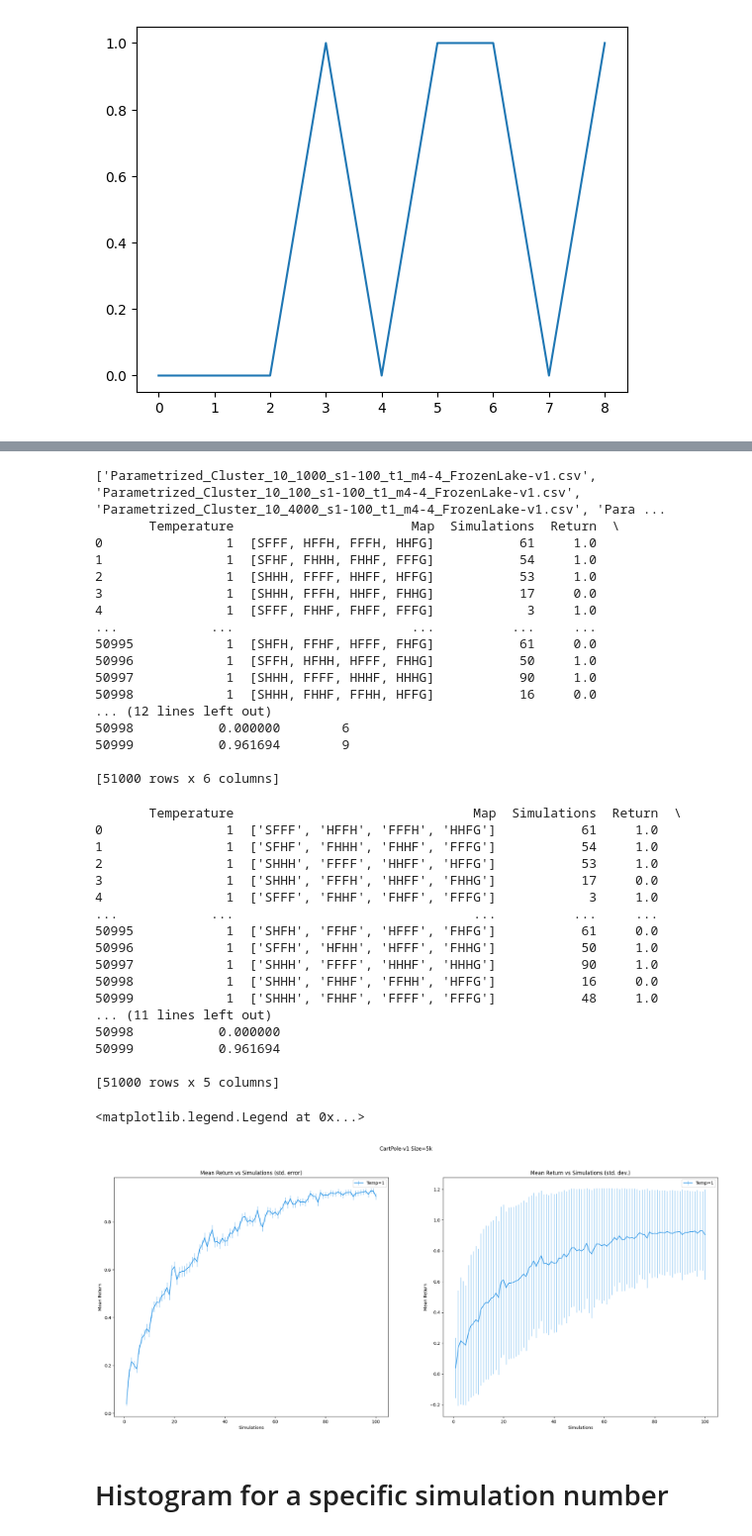
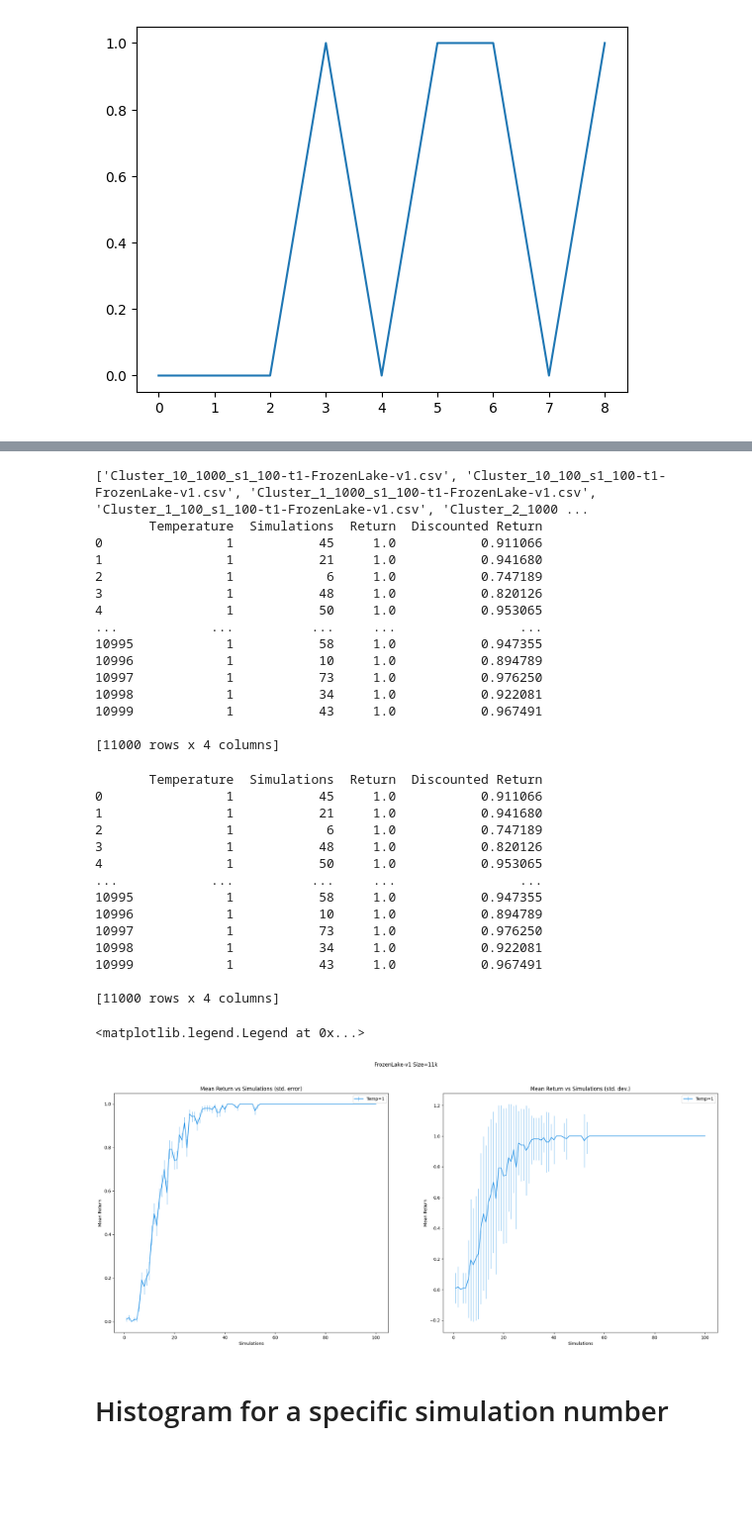
Before and after one commit to keremoner/MCTS-Time-Management, a Jupyter notebook: scripts/RunExperiments.ipynb, the cells around one changed output, grey strips where cells are left out. Shown at 99% size. Saved outputs shown, nothing was run; the diff lists cells and outputs as text; code cells hidden in the pictures; blank space fills up the shorter version.

```diff
--- a/scripts/RunExperiments.ipynb
+++ b/scripts/RunExperiments.ipynb
@@ -146,7 +146,7 @@ print(dataset)
 
 [10000 rows x 3 columns]
 # %%
-directory = "../datasets/after_bug/FrozenLake-v1_m4-4_s1-100_t1/"
+directory = "../datasets/after_bug/s1-100-t1-FrozenLake-v1/"
 dataset_names = os.listdir(directory)
 dataset = pd.DataFrame()
 print (dataset_names)
@@ -159,25 +159,23 @@ if 'Map' in dataset.columns:
     dataset['F_count'] = dataset['Map'].apply(lambda x: sum(row.count('F') for row in x))
 print(dataset)
 # %% [output]
-['Parametrized_Cluster_10_1000_s1-100_t1_m4-4_FrozenLake-v1.csv', 'Parametrized_Cluster_10_100_s1-100_t1_m4-4_FrozenLake-v1.csv', 'Parametrized_Cluster_10_4000_s1-100_t1_m4-4_FrozenLake-v1.csv', 'Para ...
-       Temperature                       Map  Simulations  Return  \
-0                1  [SFFF, HFFH, FFFH, HHFG]           61     1.0
-1                1  [SFHF, FHHH, FHHF, FFFG]           54     1.0
-2                1  [SHHH, FFFF, HHFF, HFFG]           53     1.0
-3                1  [SHHH, FFFH, HHFF, FHHG]           17     0.0
-4                1  [SFFF, FHHF, FHFF, FFFG]            3     1.0
-...            ...                       ...          ...     ...
-50995            1  [SHFH, FFHF, HFFF, FHFG]           61     0.0
-50996            1  [SFFH, HFHH, HFFF, FHHG]           50     1.0
-50997            1  [SHHH, FFFF, HHHF, HHHG]           90     1.0
-50998            1  [SHHH, FHHF, FFHH, HFFG]           16     0.0
-... (12 lines left out)
-50998           0.000000        6
-50999           0.961694        9
+['Cluster_10_1000_s1_100-t1-FrozenLake-v1.csv', 'Cluster_10_100_s1_100-t1-FrozenLake-v1.csv', 'Cluster_1_1000_s1_100-t1-FrozenLake-v1.csv', 'Cluster_1_100_s1_100-t1-FrozenLake-v1.csv', 'Cluster_2_1000 ...
+       Temperature  Simulations  Return  Discounted Return
+0                1           45     1.0           0.911066
+1                1           21     1.0           0.941680
+2                1            6     1.0           0.747189
+3                1           48     1.0           0.820126
+4                1           50     1.0           0.953065
+...            ...          ...     ...                ...
+10995            1           58     1.0           0.947355
+10996            1           10     1.0           0.894789
+10997            1           73     1.0           0.976250
+10998            1           34     1.0           0.922081
+10999            1           43     1.0           0.967491
 
-[51000 rows x 6 columns]
+[11000 rows x 4 columns]
 # %%
-directory = "../datasets/after_bug/FrozenLake-v1_m4-4_s1-100_t1/"
+directory = "../datasets/after_bug/s1-100-t1-FrozenLake-v1/"
 dataset_names = os.listdir(directory)
 dataset = pd.DataFrame()
 
@@ -196,56 +194,53 @@ error_returns = std_returns / (group_simulation["Return"].count() ** 0.5)
 #plt.errorbar(list(group_simulation.indices.keys()),  mean_returns, yerr=error_returns.array)
 
 fig, (ax1, ax2) = plt.subplots(1, 2)
-fig.suptitle('CartPole-v1 Size=5k')
+fig.suptitle('FrozenLake-v1 Size=11k')
 fig.set_size_inches(25, 10)
 
 ax1.set_title("Mean Return vs Simulations (std. error)")
 ax2.set_title("Mean Return vs Simulations (std. dev.)")
 ax1.xaxis.set_label_text("Simulations")
 ax1.yaxis.set_label_text("Mean Return")
 ax2.xaxis.set_label_text("Simulations")
 ax2.yaxis.set_label_text("Mean Return")
 
 ax1.errorbar(list(group_simulation.indices.keys()),  mean_returns, yerr=error_returns.array, color="#2793e6", ecolor="#2793e6aa", elinewidth=1, label="Temp=%d" % dataset["Temperature"].iloc[0])
 ax2.errorbar(list(group_simulation.indices.keys()),  mean_returns, yerr=std_returns.array, color="#2793e6", ecolor="#2793e6aa", elinewidth=1, label="Temp=%d" % dataset["Temperature"].iloc[0])
 
-directory = "../datasets/100k_s1-100_t1_FrozenLake-v1/"
+directory = "../datasets/after_bug/s1-100-t1-FrozenLake-v1/"
 dataset_names = os.listdir(directory)
 dataset = pd.DataFrame()
 
 for dataset_name in dataset_names:
     dataset = dataset.append(pd.read_csv(directory + dataset_name), ignore_index=True)
 
 group_simulation = dataset.groupby("Simulations")
 mean_discounted_returns = group_simulation["Discounted Return"].mean()
 std_discounted_returns = group_simulation["Discounted Return"].std()
 error_discounted_returns = std_returns / (group_simulation["Discounted Return"].count() ** 0.5)
 
 #ax1.errorbar(list(group_simulation.indices.keys()),  mean_discounted_returns, yerr=error_discounted_returns.array, color="#e68327aa", ecolor="#e68327aa", elinewidth=1, label="Temp=%d" % dataset["Temperature"].iloc[0])
 #ax2.errorbar(list(group_simulation.indices.keys()),  mean_discounted_returns, yerr=std_discounted_returns.array, color="#e68327aa", ecolor="#e68327aa", elinewidth=1, label="Temp=%d" % dataset["Temperature"].iloc[0])
 
 ax1.legend()
 ax2.legend()
 # %% [output]
-       Temperature                               Map  Simulations  Return  \
-0                1  ['SFFF', 'HFFH', 'FFFH', 'HHFG']           61     1.0
-1                1  ['SFHF', 'FHHH', 'FHHF', 'FFFG']           54     1.0
-2                1  ['SHHH', 'FFFF', 'HHFF', 'HFFG']           53     1.0
-3                1  ['SHHH', 'FFFH', 'HHFF', 'FHHG']           17     0.0
-4                1  ['SFFF', 'FHHF', 'FHFF', 'FFFG']            3     1.0
-...            ...                               ...          ...     ...
-50995            1  ['SHFH', 'FFHF', 'HFFF', 'FHFG']           61     0.0
-50996            1  ['SFFH', 'HFHH', 'HFFF', 'FHHG']           50     1.0
-50997            1  ['SHHH', 'FFFF', 'HHHF', 'HHHG']           90     1.0
-50998            1  ['SHHH', 'FHHF', 'FFHH', 'HFFG']           16     0.0
-50999            1  ['SHHH', 'FHHF', 'FFFF', 'FFFG']           48     1.0
-... (11 lines left out)
-50998           0.000000
-50999           0.961694
+       Temperature  Simulations  Return  Discounted Return
+0                1           45     1.0           0.911066
+1                1           21     1.0           0.941680
+2                1            6     1.0           0.747189
+3                1           48     1.0           0.820126
+4                1           50     1.0           0.953065
+...            ...          ...     ...                ...
+10995            1           58     1.0           0.947355
+10996            1           10     1.0           0.894789
+10997            1           73     1.0           0.976250
+10998            1           34     1.0           0.922081
+10999            1           43     1.0           0.967491
 
-[51000 rows x 5 columns]
+[11000 rows x 4 columns]
 <matplotlib.legend.Legend at 0x...>
-[figure, old version]
+[figure, new version]
 # %%
 directory = "../datasets/1000_s1-100_t1_Cartpole/"
 dataset_names = os.listdir(directory)
```
Also changed, not shown: parts of 19 cells of this notebook, 19 other files.
